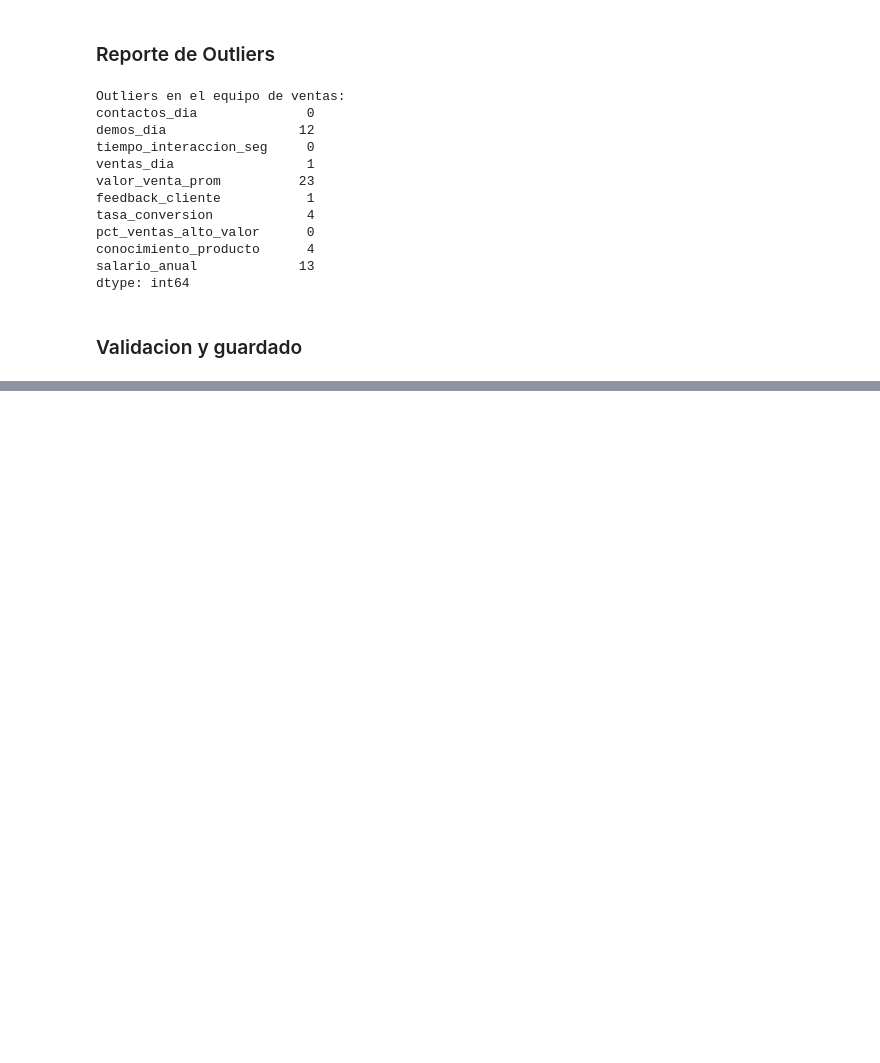
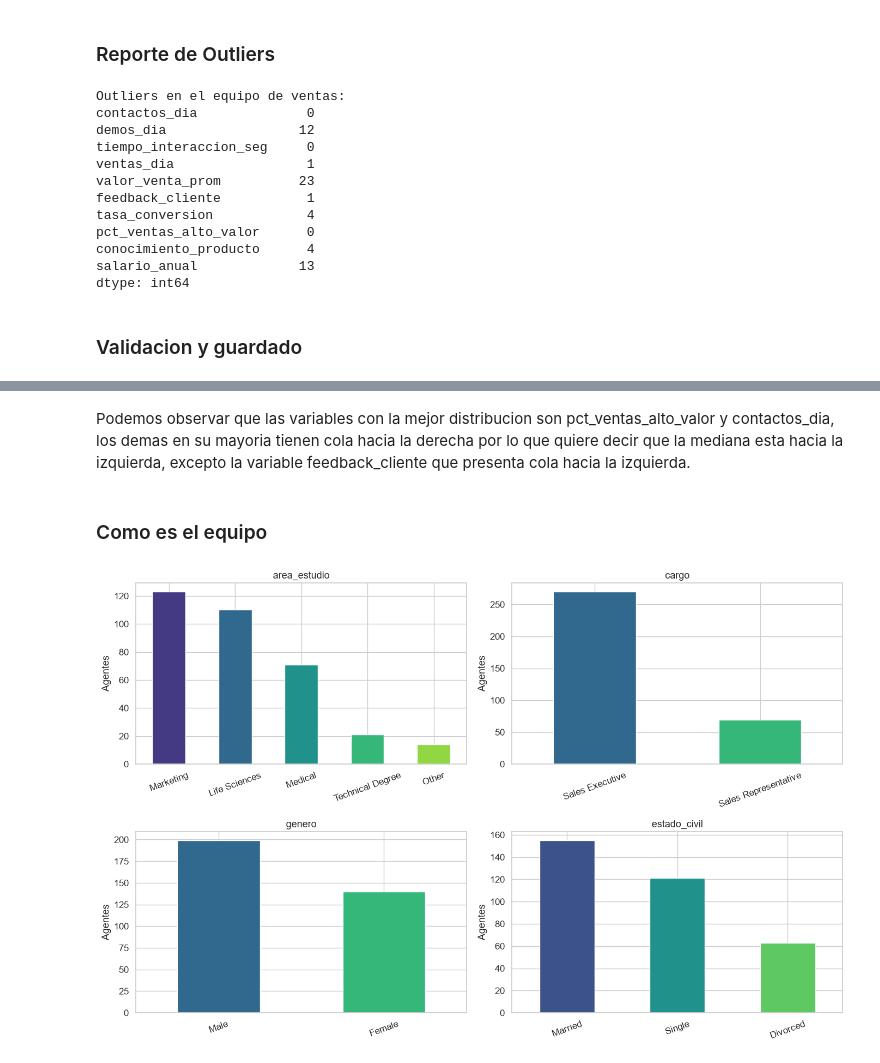
Before and after one commit to jeriel169017-a11y/Mineria-1, a Jupyter notebook: analisis_angentes.ipynb, the cells around one changed output, grey strips where cells are left out. Drawn from its saved outputs; the diff is of its cells as text; code cells hidden in the pictures; blank space fills up the shorter version.

```diff
--- a/analisis_angentes.ipynb
+++ b/analisis_angentes.ipynb
@@ -209,0 +296,17 @@ df[df["es_ventas"] == 1].to_csv("ventas_limpio.csv", index=False) #Guardamos un
+# %% [markdown]
+Podemos observar que las variables con la mejor distribucion son pct_ventas_alto_valor y contactos_dia, los demas en su mayoria tienen cola hacia la derecha por lo que quiere decir que la mediana esta hacia la izquierda, excepto la variable feedback_cliente que presenta cola hacia la izquierda.
+# %% [markdown]
+### Como es el equipo
+# %%
+fig, ax = plt.subplots(2, 2, figsize=(14, 9))# Damos dimensiones al grafico
+for a, c in zip(ax.flat, ["area_estudio", "cargo", "genero", "estado_civil"]): #Seleccionamos cada columna de desempeno y la graficamos en un histograma
+    vc = df[c].value_counts() #Calculamos la cantidad de registros por cada valor unico de la columna
+    vc.plot(kind="bar", ax=a, color=sns.color_palette("viridis", len(vc)))
+    a.set_title(c)
+    a.set_xlabel("")
+    a.set_ylabel("Agentes")
+    a.tick_params(axis="x", rotation=20)
+plt.tight_layout()
+plt.show()
+# %% [output]
+[figure, added]
```
Also changed, not shown: parts of 11 cells of this notebook.
